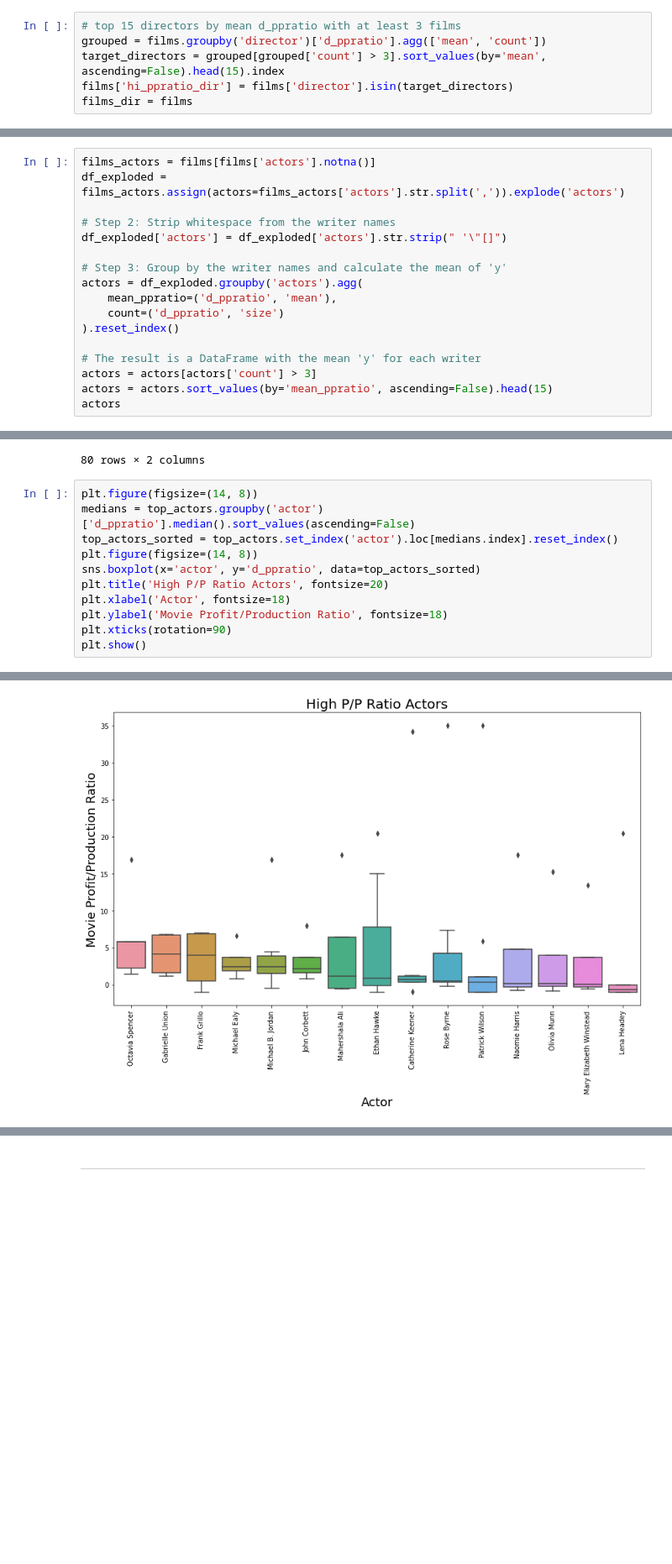
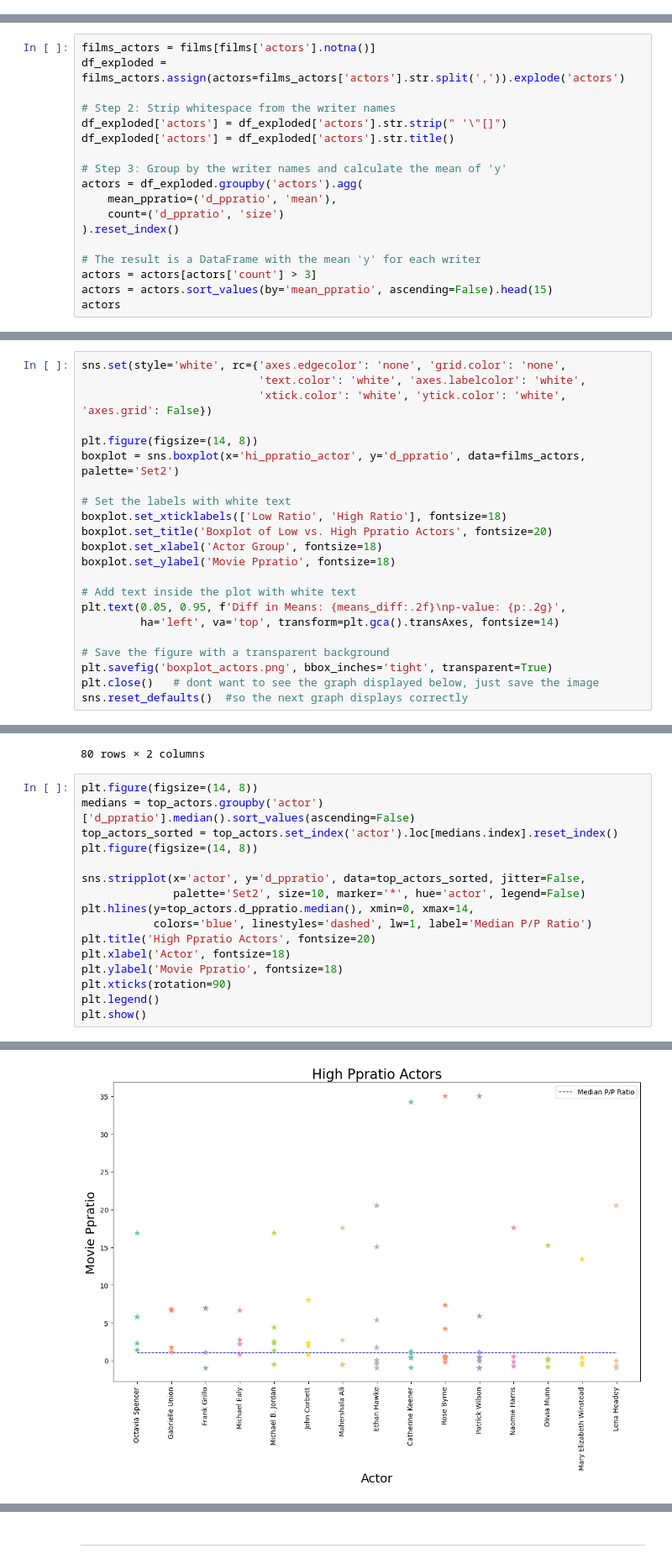
Before and after one commit to dman01337/Movies_EDA, a Jupyter notebook: directors_writers_actors.ipynb, the cells around one changed output, grey strips where cells are left out. Shown at 84% size. Cells and saved outputs as stored; diff of their text form; blank space fills up the shorter version.

Commit message:
removed unneeded notebooks, added images

```diff
--- a/directors_writers_actors.ipynb
+++ b/directors_writers_actors.ipynb
@@ -98,6 +47,0 @@ Data columns (total 14 columns):
-# %%
-# top 15 directors by mean d_ppratio with at least 3 films
-grouped = films.groupby('director')['d_ppratio'].agg(['mean', 'count'])
-target_directors = grouped[grouped['count'] > 3].sort_values(by='mean', ascending=False).head(15).index
-films['hi_ppratio_dir'] = films['director'].isin(target_directors)
-films_dir = films
@@ -357,6 +424,7 @@ df_exploded = films_actors.assign(actors=films_actors['actors'].str.split(',')).
 
 # Step 2: Strip whitespace from the writer names
 df_exploded['actors'] = df_exploded['actors'].str.strip(" '\"[]")
+df_exploded['actors'] = df_exploded['actors'].str.title()
 
 # Step 3: Group by the writer names and calculate the mean of 'y'
 actors = df_exploded.groupby('actors').agg(
@@ -453,3 +525,25 @@ plt.show()
+# %%
+sns.set(style='white', rc={'axes.edgecolor': 'none', 'grid.color': 'none',
+                           'text.color': 'white', 'axes.labelcolor': 'white',
+                           'xtick.color': 'white', 'ytick.color': 'white', 'axes.grid': False})
+
+plt.figure(figsize=(14, 8))
+boxplot = sns.boxplot(x='hi_ppratio_actor', y='d_ppratio', data=films_actors, palette='Set2')
+
+# Set the labels with white text
+boxplot.set_xticklabels(['Low Ratio', 'High Ratio'], fontsize=18)
+boxplot.set_title('Boxplot of Low vs. High Ppratio Actors', fontsize=20)
+boxplot.set_xlabel('Actor Group', fontsize=18)
+boxplot.set_ylabel('Movie Ppratio', fontsize=18)
+
+# Add text inside the plot with white text
+plt.text(0.05, 0.95, f'Diff in Means: {means_diff:.2f}\np-value: {p:.2g}',
+         ha='left', va='top', transform=plt.gca().transAxes, fontsize=14)
+
+# Save the figure with a transparent background
+plt.savefig('boxplot_actors.png', bbox_inches='tight', transparent=True)
+plt.close()   # dont want to see the graph displayed below, just save the image
+sns.reset_defaults()  #so the next graph displays correctly
 # %%
 films_actors = films_actors[films_actors['hi_ppratio_actor'] == True]
 # %%
@@ -480,10 +574,15 @@ plt.figure(figsize=(14, 8))
 medians = top_actors.groupby('actor')['d_ppratio'].median().sort_values(ascending=False)
 top_actors_sorted = top_actors.set_index('actor').loc[medians.index].reset_index()
 plt.figure(figsize=(14, 8))
-sns.boxplot(x='actor', y='d_ppratio', data=top_actors_sorted)
-plt.title('High P/P Ratio Actors', fontsize=20)
+
+sns.stripplot(x='actor', y='d_ppratio', data=top_actors_sorted, jitter=False,
+              palette='Set2', size=10, marker='*', hue='actor', legend=False)
+plt.hlines(y=top_actors.d_ppratio.median(), xmin=0, xmax=14,
+           colors='blue', linestyles='dashed', lw=1, label='Median P/P Ratio')
+plt.title('High Ppratio Actors', fontsize=20)
 plt.xlabel('Actor', fontsize=18)
-plt.ylabel('Movie Profit/Production Ratio', fontsize=18)
+plt.ylabel('Movie Ppratio', fontsize=18)
 plt.xticks(rotation=90)
+plt.legend()
 plt.show()
 # %% [output]
@@ -491 +590 @@ plt.show()
-[figure, old version]
+[figure, new version]
```
Also changed, not shown: parts of 65 cells of this notebook, 11 other files.
